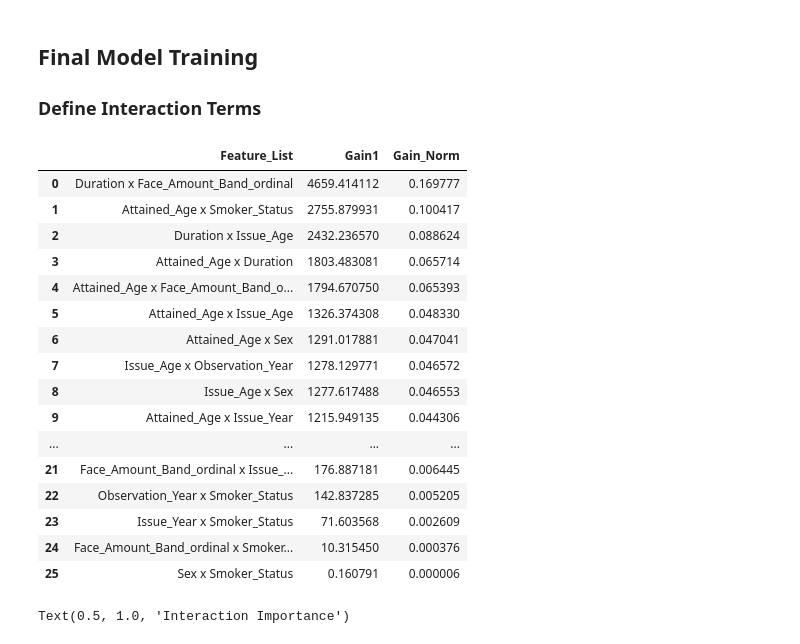
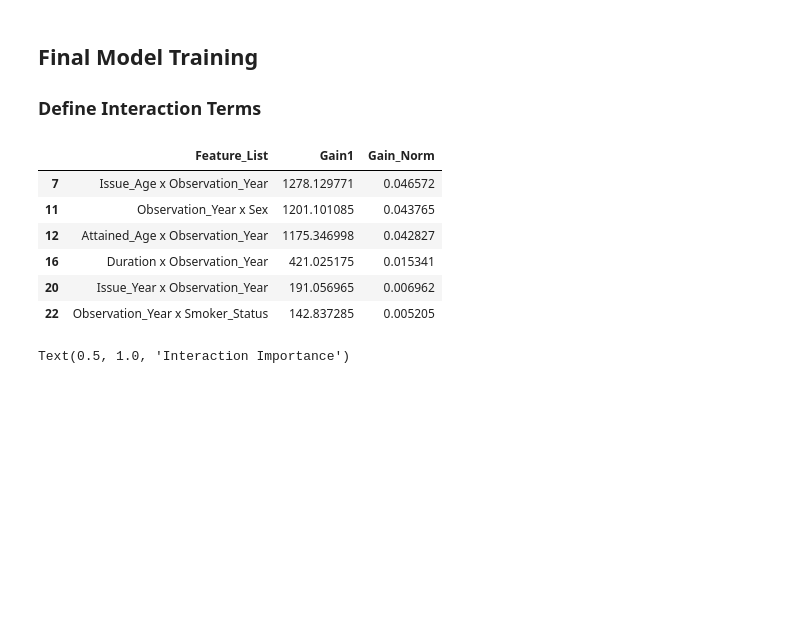
Before and after one commit to ckjackytam/ifoa-ds-health-care-wp, a Jupyter notebook: Python/big-pitch/04 - Final Model with Interaction.ipynb, the cells around one changed output. Cells and saved outputs as stored; diff of their text form; code cells hidden in the pictures; blank space fills up the shorter version.

```diff
--- a/Python/big-pitch/04 - Final Model with Interaction.ipynb
+++ b/Python/big-pitch/04 - Final Model with Interaction.ipynb
@@ -182,32 +182,24 @@ assert check.sum() == len(
 # %%
 ###########################################################################
 ###########################################################################
 
 interaction_tab = "Inter_Imp_GBM"
 
 ###########################################################################
 ###########################################################################
 
 two_way_gain_df = pd.read_excel(modelling_log_03, sheet_name=interaction_tab)
-two_way_gain_df
+two_way_gain_df[
+    two_way_gain_df["Feature_List"].apply(lambda x: "Observation_Year" in x)
+]
 # %% [output]
 |  | Feature_List | Gain1 | Gain_Norm |
-| 0 | Duration x Face_Amount_Band_ordinal | 4659.414112 | 0.169777 |
-| 1 | Attained_Age x Smoker_Status | 2755.879931 | 0.100417 |
-| 2 | Duration x Issue_Age | 2432.236570 | 0.088624 |
-| 3 | Attained_Age x Duration | 1803.483081 | 0.065714 |
-| 4 | Attained_Age x Face_Amount_Band_o... | 1794.670750 | 0.065393 |
-| 5 | Attained_Age x Issue_Age | 1326.374308 | 0.048330 |
-| 6 | Attained_Age x Sex | 1291.017881 | 0.047041 |
 | 7 | Issue_Age x Observation_Year | 1278.129771 | 0.046572 |
-| 8 | Issue_Age x Sex | 1277.617488 | 0.046553 |
-| 9 | Attained_Age x Issue_Year | 1215.949135 | 0.044306 |
-| ... | ... | ... | ... |
-| 21 | Face_Amount_Band_ordinal x Issue_... | 176.887181 | 0.006445 |
+| 11 | Observation_Year x Sex | 1201.101085 | 0.043765 |
+| 12 | Attained_Age x Observation_Year | 1175.346998 | 0.042827 |
+| 16 | Duration x Observation_Year | 421.025175 | 0.015341 |
+| 20 | Issue_Year x Observation_Year | 191.056965 | 0.006962 |
 | 22 | Observation_Year x Smoker_Status | 142.837285 | 0.005205 |
-| 23 | Issue_Year x Smoker_Status | 71.603568 | 0.002609 |
-| 24 | Face_Amount_Band_ordinal x Smoker... | 10.315450 | 0.000376 |
-| 25 | Sex x Smoker_Status | 0.160791 | 0.000006 |
 # %%
 plt.rcParams["figure.figsize"] = (15, 10)
 plt.rcParams["axes.edgecolor"] = "black"
```
Also changed, not shown: parts of 5 cells of this notebook, 1 other file.
